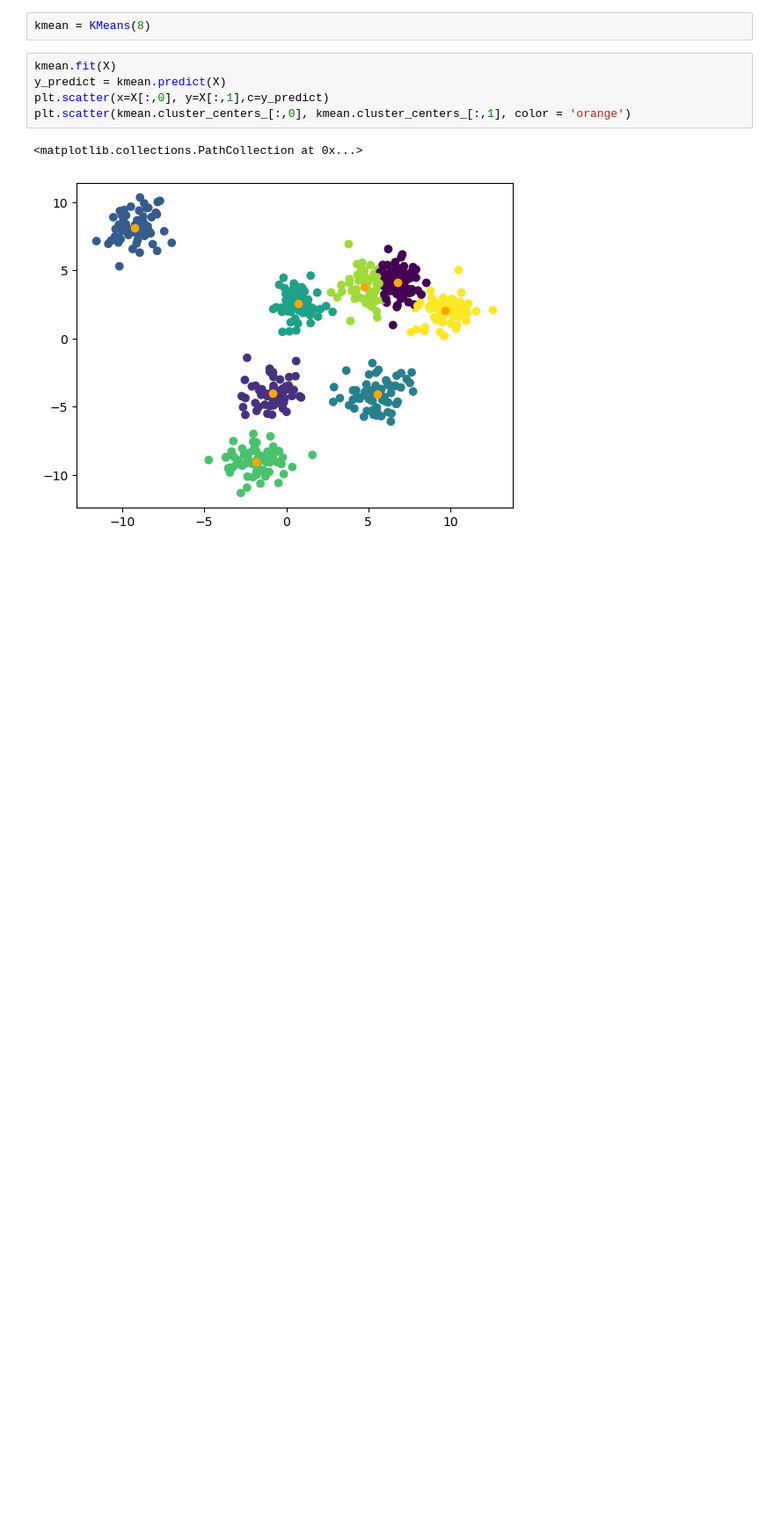
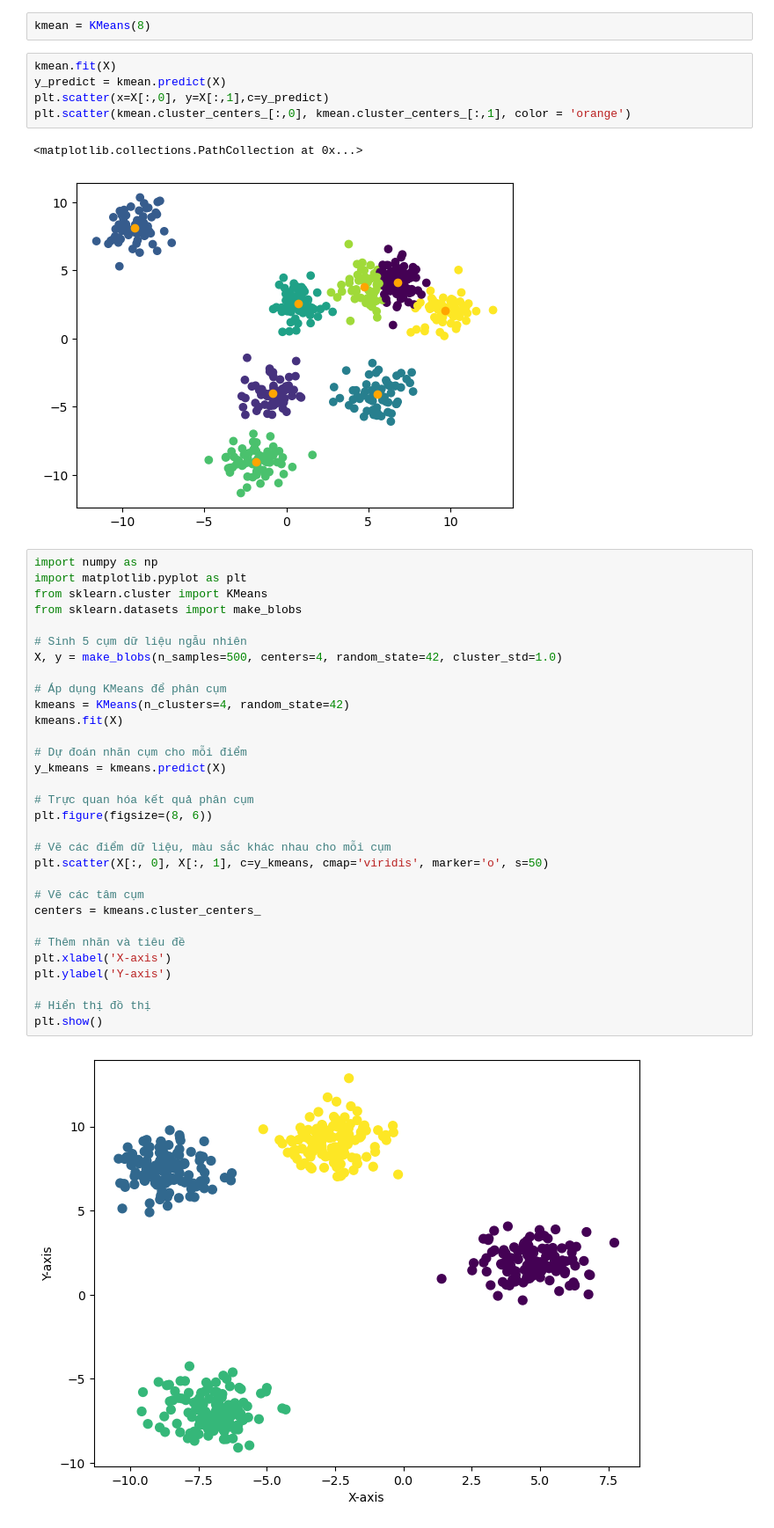
Before and after one commit to mquangdo/my-machine-learning, a Jupyter notebook: K-MeansClustering/my.ipynb, the cells around one changed output. Shown at 88% size. Drawn from its saved outputs; the diff is of its cells as text; blank space fills up the shorter version.

```diff
--- a/K-MeansClustering/my.ipynb
+++ b/K-MeansClustering/my.ipynb
@@ -127,3 +127,36 @@ plt.scatter(kmean.cluster_centers_[:,0], kmean.cluster_centers_[:,1], color = 'o
 # %% [output]
 <matplotlib.collections.PathCollection at 0x...>
 [figure]
+# %%
+import numpy as np
+import matplotlib.pyplot as plt
+from sklearn.cluster import KMeans
+from sklearn.datasets import make_blobs
+
+# Sinh 5 cụm dữ liệu ngẫu nhiên
+X, y = make_blobs(n_samples=500, centers=4, random_state=42, cluster_std=1.0)
+
+# Áp dụng KMeans để phân cụm
+kmeans = KMeans(n_clusters=4, random_state=42)
+kmeans.fit(X)
+
+# Dự đoán nhãn cụm cho mỗi điểm
+y_kmeans = kmeans.predict(X)
+
+# Trực quan hóa kết quả phân cụm
+plt.figure(figsize=(8, 6))
+
+# Vẽ các điểm dữ liệu, màu sắc khác nhau cho mỗi cụm
+plt.scatter(X[:, 0], X[:, 1], c=y_kmeans, cmap='viridis', marker='o', s=50)
+
+# Vẽ các tâm cụm
+centers = kmeans.cluster_centers_
+
+# Thêm nhãn và tiêu đề
+plt.xlabel('X-axis')
+plt.ylabel('Y-axis')
+
+# Hiển thị đồ thị
+plt.show()
+# %% [output]
+[figure, added]
```
Also changed, not shown: 28 other files.
